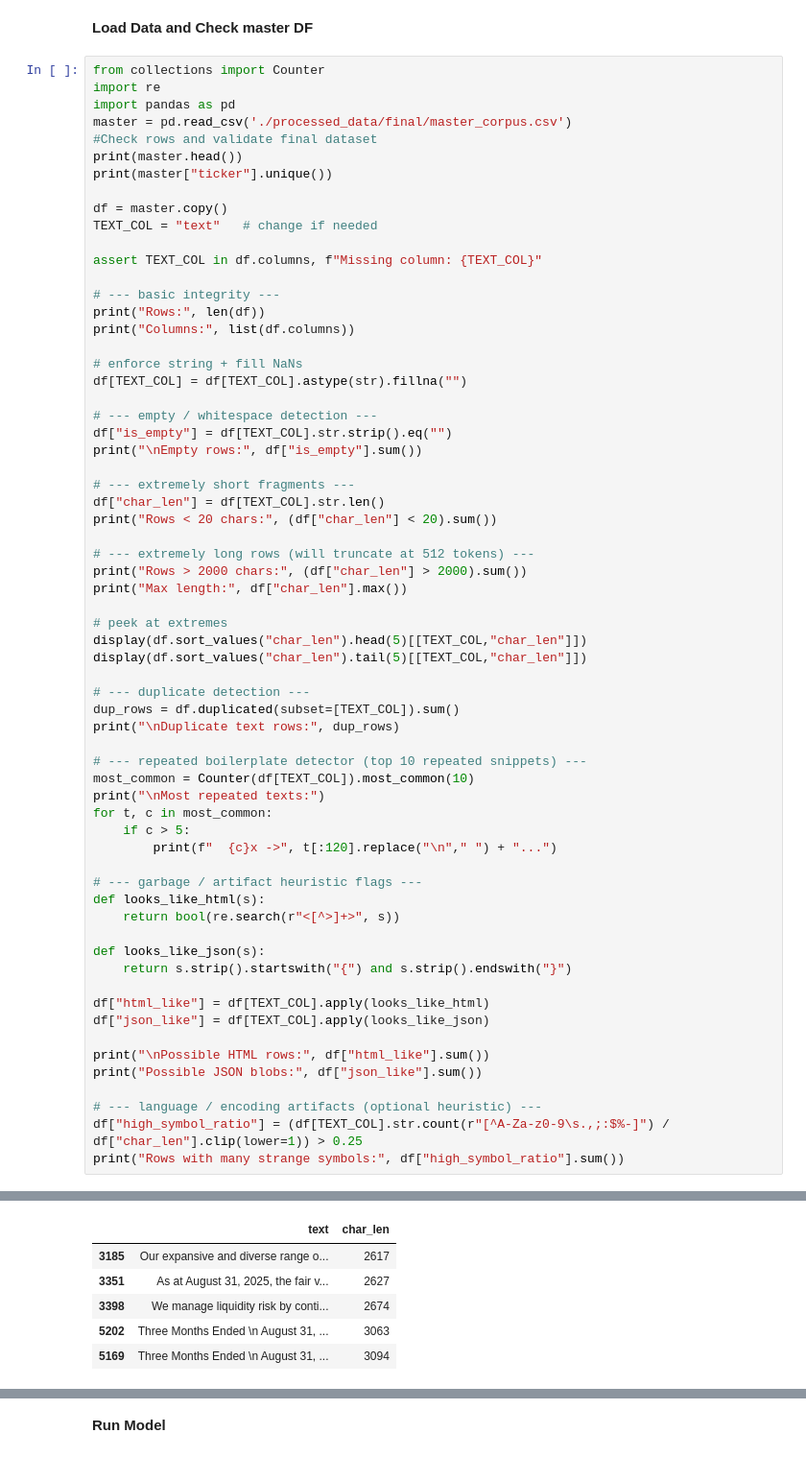
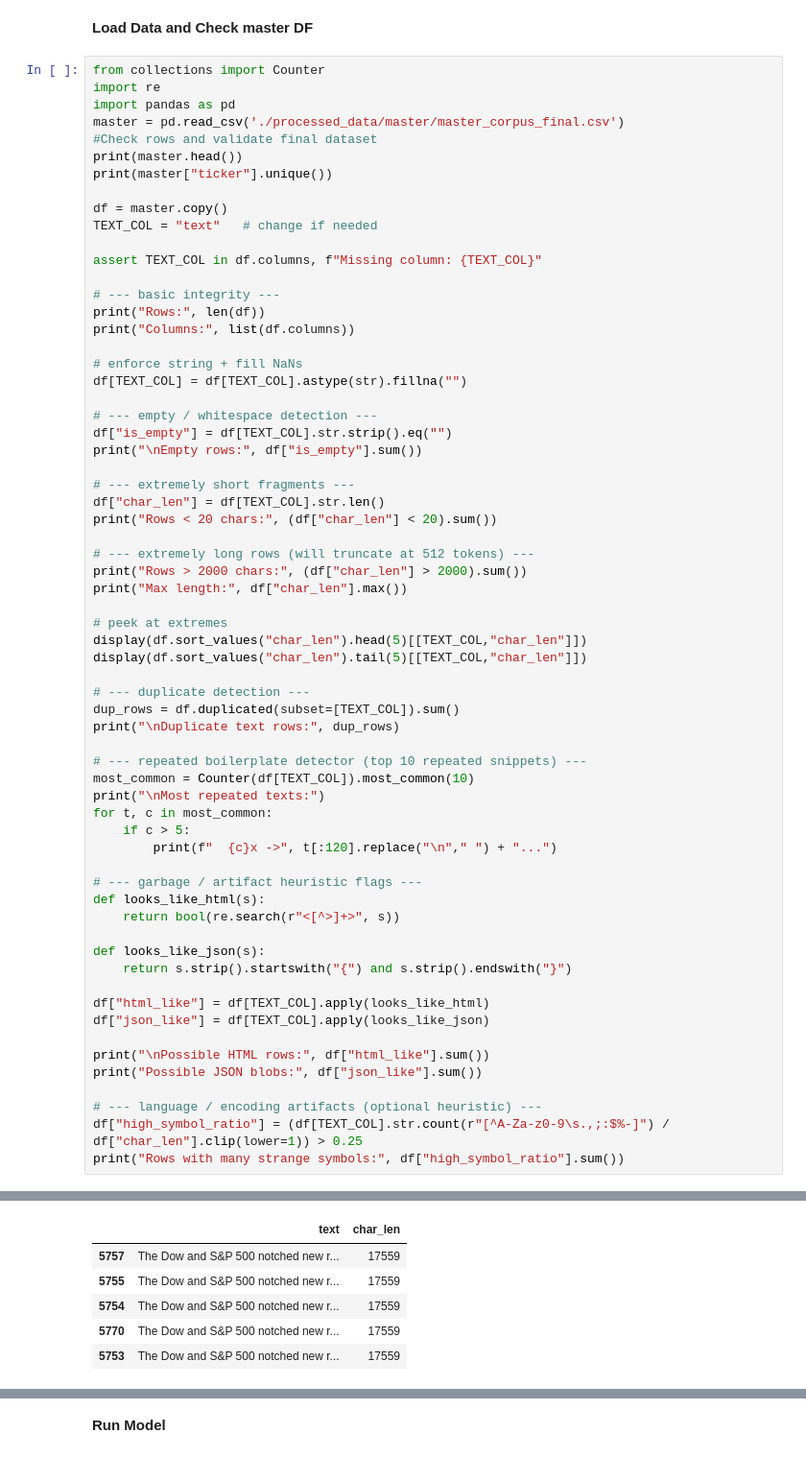
Before and after one commit to SimonKurono/scmc-2025, a Jupyter notebook: nlp/finbert.ipynb, the cells around one changed output, grey strips where cells are left out. Shown at 96% size. Drawn from its saved outputs; the diff is of its cells as text.

```diff
--- a/nlp/finbert.ipynb
+++ b/nlp/finbert.ipynb
@@ -36,7 +36,7 @@ Device set to use cpu
 from collections import Counter
 import re
 import pandas as pd
-master = pd.read_csv('./processed_data/final/master_corpus.csv')
+master = pd.read_csv('./processed_data/master/master_corpus_final.csv')
 #Check rows and validate final dataset
 print(master.head())
 print(master["ticker"].unique())
@@ -123,6 +123,6 @@ Max length: 3094
 |  | text | char_len |
-| 3185 | Our expansive and diverse range o... | 2617 |
-| 3351 | As at August 31, 2025, the fair v... | 2627 |
-| 3398 | We manage liquidity risk by conti... | 2674 |
-| 5202 | Three Months Ended \n August 31, ... | 3063 |
-| 5169 | Three Months Ended \n August 31, ... | 3094 |
+| 5757 | The Dow and S&P 500 notched new r... | 17559 |
+| 5755 | The Dow and S&P 500 notched new r... | 17559 |
+| 5754 | The Dow and S&P 500 notched new r... | 17559 |
+| 5770 | The Dow and S&P 500 notched new r... | 17559 |
+| 5753 | The Dow and S&P 500 notched new r... | 17559 |
```
Also changed, not shown: parts of 9 cells of this notebook, 13 other files.
